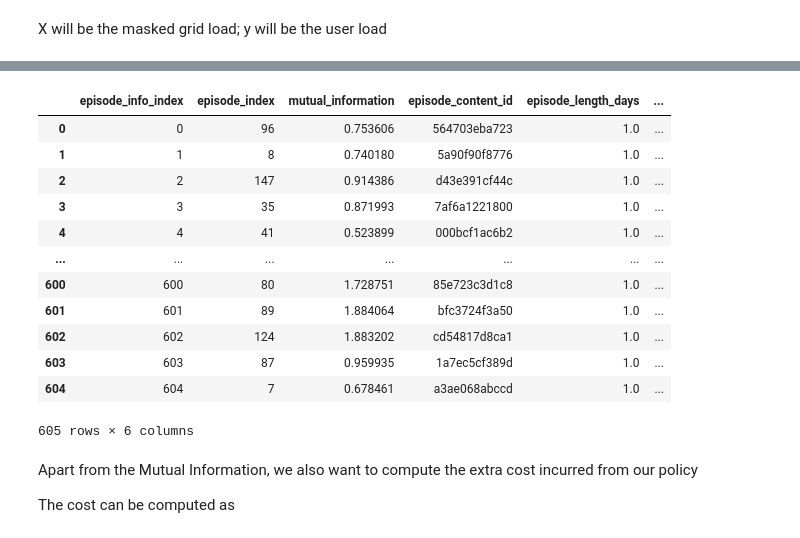
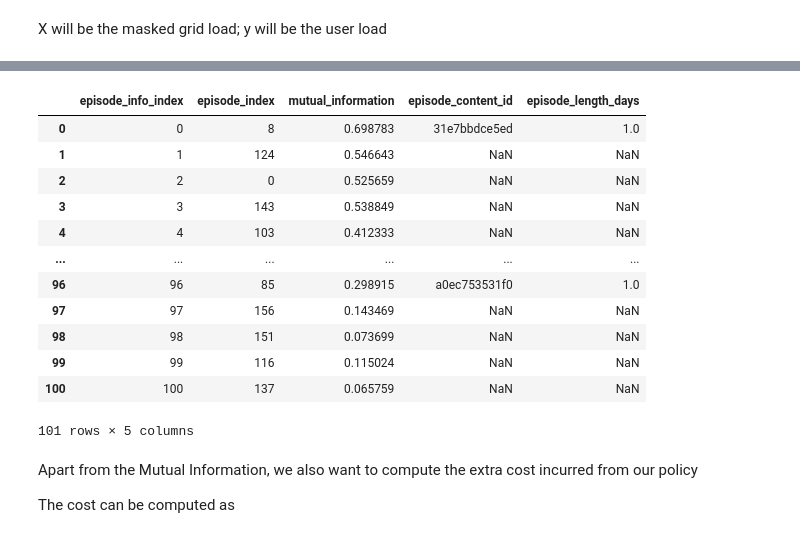
Before and after one commit to mmmmmm44/AdversarialSMControl, a Jupyter notebook: evaluation.ipynb, the cells around one changed output, grey strips where cells are left out. Drawn from its saved outputs; the diff is of its cells as text; code cells hidden in the pictures.

```diff
--- a/evaluation.ipynb
+++ b/evaluation.ipynb
@@ -33,10 +33,23 @@ from utils import print_log
 # %% [markdown]
 Load the train/valid/test per-episode log
 # %%
-expt_datetime = datetime(2025, 7, 27, 1, 8, 53)
+expt_datetime = datetime(2025, 7, 31, 1, 51, 48)
 result_phrase = "train"  # or "test" or "validate"
 
-expt_folder = Path("experiments") / expt_datetime.strftime("%Y%m%d_%H%M%S") / ("logs_" + result_phrase)
+expt_folder = Path("experiments") \
+    / (expt_datetime.strftime("%Y%m%d_%H%M%S") + "_action_" + "continuous" + "_reward_lambda_" + "0.5") \
 
 if not expt_folder.exists():
-    print_log(f"Experiment folder {expt_folder} does not exist. Please check the path.", "error")
+    print_log(f"Experiment folder {expt_folder} does not exist. Please check the path.")
+# %%
+expt_details_path = expt_folder / "experiment_details.json"
+if not expt_details_path.exists():
+    print_log(f"Experiment details file {expt_details_path} does not exist. Please check the path.")
+
+with open(expt_details_path, 'r') as f:
+    expt_details = json.load(f)
+
+# Display experiment details
+print_log("Experiment Details:")
+for key, value in expt_details.items():
+    print_log(f"{key}: {value}")
@@ -43,7 +64,8 @@ if not expt_folder.exists():
 # %%
-env_config_path = expt_folder.parent / "env_config.json"
+env_train_log_path = expt_folder / ("logs_" + result_phrase)
+env_config_path = env_train_log_path / ("env_config_" + result_phrase + ".json")
 if not env_config_path.exists():
-    print_log(f"Environment config file {env_config_path} does not exist. Please check the path.", "error")
+    print_log(f"Environment config file {env_config_path} does not exist. Please check the path.")
 
 # Load environment configuration
 with open(env_config_path, 'r') as f:
@@ -82,7 +104,7 @@ def flatten(dictionary, parent_key='', separator='_'):
             items.append((new_key, value))
     return dict(items)
 # %%
-episode_info_folder = expt_folder / "episode_info"
+episode_info_folder = env_train_log_path / "episode_info"
 if episode_info_folder.exists():
     episode_info_files = sorted(list(episode_info_folder.glob("*.json")))
     episode_info_dfs = []
@@ -105,7 +127,8 @@ if episode_info_folder.exists():
                 episode_metadata_list.append({
                     'episode_file': file.name,
                     'episode_idx': int(file.stem.split('_')[1]),
-                    **metadata
+                    **metadata,
+                    "data_loader_type": env_config.get('data_loader_type', 'Unknown'),
                 })
             else:
                 # Legacy format - just episode data
@@ -150,7 +173,7 @@ if episode_info_folder.exists():
     episode_metadata_df = pd.DataFrame(episode_metadata_list)
 
     print_log(f"Loaded {len(episode_info_dfs)} episodes with enhanced metadata")
-    print_log(f"Data loader types found: {episode_metadata_df['curriculum_info_data_loader_type'].value_counts().to_dict()}")
+    print_log(f"Data loader types found: {episode_metadata_df['data_loader_type'].value_counts().to_dict()}")
     if 'episode_length_days' in episode_metadata_df.columns:
         print_log(f"Episode lengths found: {episode_metadata_df['episode_length_days'].value_counts().sort_index().to_dict()}")
     # if 'curriculum_phase' in episode_metadata_df.columns and episode_metadata_df['curriculum_phase'].notna().any():
@@ -352,8 +391,7 @@ if 'episode_metadata_df' in locals():
     # mi_df = mi_df.merge(episode_metadata_df[['episode_idx', 'episode_content_id', 'episode_length_days',
     #                                         'curriculum_phase', 'data_loader_type']],
     #                    left_on='episode_index', right_on='episode_idx', how='left')
-    mi_df = mi_df.merge(episode_metadata_df[['episode_idx', 'episode_content_id', 'episode_length_days',
-                                            'curriculum_info_data_loader_type']],
+    mi_df = mi_df.merge(episode_metadata_df[['episode_idx', 'episode_content_id', 'episode_length_days']],
                        left_on='episode_index', right_on='episode_idx', how='left')
     mi_df.drop('episode_idx', axis=1, inplace=True)  # Remove duplicate column
 
@@ -404,16 +443,16 @@ episode_length_days
-|  | episode_info_index | episode_index | mutual_information | episode_content_id | episode_length_days | ... |
-| 0 | 0 | 96 | 0.753606 | 564703eba723 | 1.0 | ... |
-| 1 | 1 | 8 | 0.740180 | 5a90f90f8776 | 1.0 | ... |
-| 2 | 2 | 147 | 0.914386 | d43e391cf44c | 1.0 | ... |
-| 3 | 3 | 35 | 0.871993 | 7af6a1221800 | 1.0 | ... |
-| 4 | 4 | 41 | 0.523899 | 000bcf1ac6b2 | 1.0 | ... |
-| ... | ... | ... | ... | ... | ... | ... |
-| 600 | 600 | 80 | 1.728751 | 85e723c3d1c8 | 1.0 | ... |
-| 601 | 601 | 89 | 1.884064 | bfc3724f3a50 | 1.0 | ... |
-| 602 | 602 | 124 | 1.883202 | cd54817d8ca1 | 1.0 | ... |
-| 603 | 603 | 87 | 0.959935 | 1a7ec5cf389d | 1.0 | ... |
-| 604 | 604 | 7 | 0.678461 | a3ae068abccd | 1.0 | ... |
+|  | episode_info_index | episode_index | mutual_information | episode_content_id | episode_length_days |
+| 0 | 0 | 8 | 0.698783 | 31e7bbdce5ed | 1.0 |
+| 1 | 1 | 124 | 0.546643 | NaN | NaN |
+| 2 | 2 | 0 | 0.525659 | NaN | NaN |
+| 3 | 3 | 143 | 0.538849 | NaN | NaN |
+| 4 | 4 | 103 | 0.412333 | NaN | NaN |
+| ... | ... | ... | ... | ... | ... |
+| 96 | 96 | 85 | 0.298915 | a0ec753531f0 | 1.0 |
+| 97 | 97 | 156 | 0.143469 | NaN | NaN |
+| 98 | 98 | 151 | 0.073699 | NaN | NaN |
+| 99 | 99 | 116 | 0.115024 | NaN | NaN |
+| 100 | 100 | 137 | 0.065759 | NaN | NaN |
-605 rows × 6 columns
+101 rows × 5 columns
 # %% [markdown]
 Apart from the Mutual Information, we also want to compute the extra cost incurred from our policy
 
```
Also changed, not shown: parts of 14 cells of this notebook, 4 other files.
